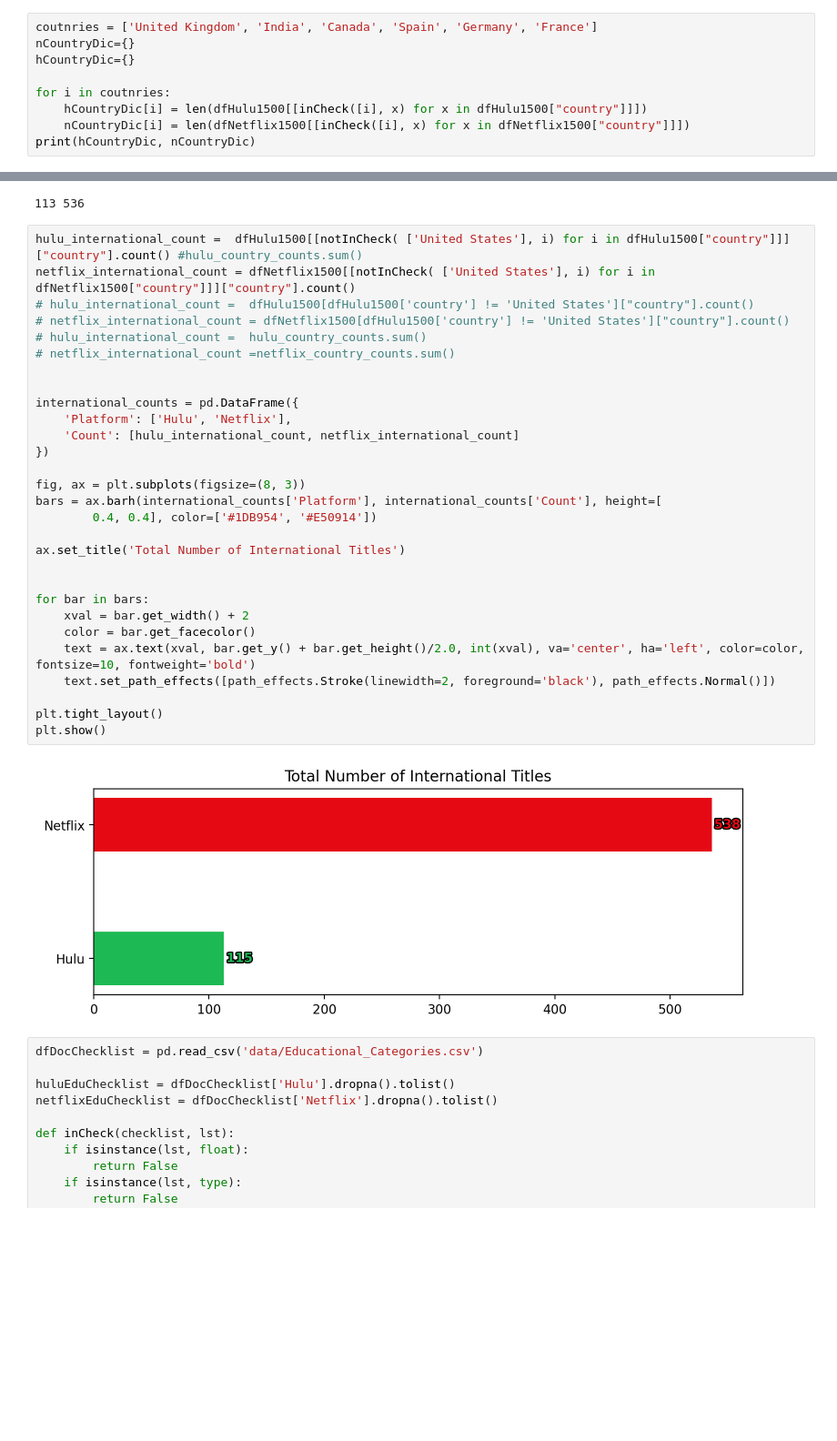
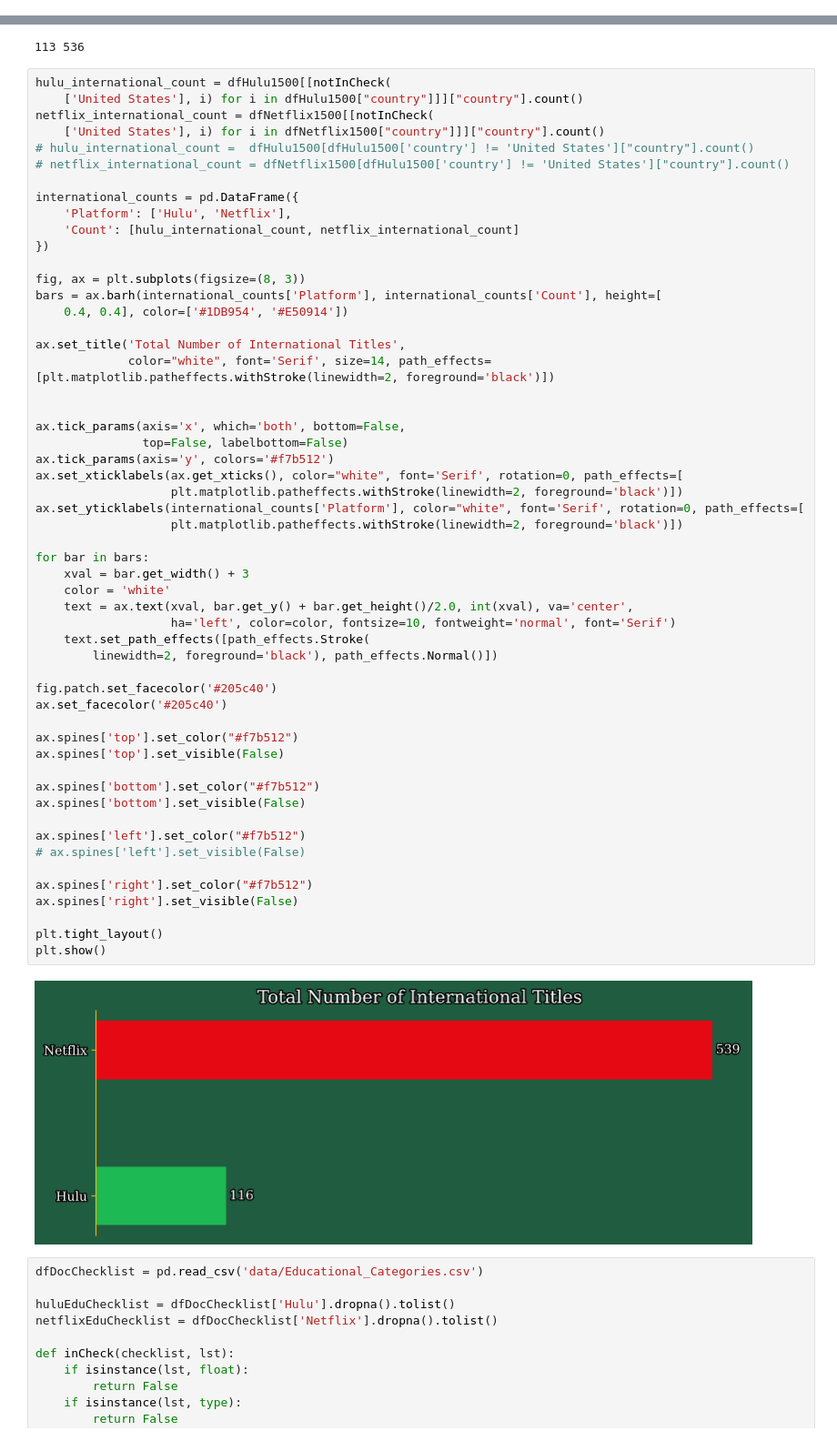
Before and after one commit to P-Panda1/msds593_group32, a Jupyter notebook: graphs1.ipynb, the cells around one changed output, grey strips where cells are left out. Shown at 91% size. Drawn from its saved outputs; the diff is of its cells as text; blank space fills up the shorter version.

```diff
--- a/graphs1.ipynb
+++ b/graphs1.ipynb
@@ -160,9 +183,0 @@ NameError: name 'dfDocChecklist' is not defined
-# %%
-coutnries = ['United Kingdom', 'India', 'Canada', 'Spain', 'Germany', 'France']
-nCountryDic={}
-hCountryDic={}
-
-for i in coutnries:
-    hCountryDic[i] = len(dfHulu1500[[inCheck([i], x) for x in dfHulu1500["country"]]])
-    nCountryDic[i] = len(dfNetflix1500[[inCheck([i], x) for x in dfNetflix1500["country"]]])
-print(hCountryDic, nCountryDic)
@@ -218,36 +204,61 @@ dfNetflix1500[[notInCheck( ['United States'], i) for i in dfNetflix1500["country
 # %% [output]
 113 536
 # %%
-hulu_international_count =  dfHulu1500[[notInCheck( ['United States'], i) for i in dfHulu1500["country"]]]["country"].count() #hulu_country_counts.sum()
-netflix_international_count = dfNetflix1500[[notInCheck( ['United States'], i) for i in dfNetflix1500["country"]]]["country"].count()
+hulu_international_count = dfHulu1500[[notInCheck(
+    ['United States'], i) for i in dfHulu1500["country"]]]["country"].count()
+netflix_international_count = dfNetflix1500[[notInCheck(
+    ['United States'], i) for i in dfNetflix1500["country"]]]["country"].count()
 # hulu_international_count =  dfHulu1500[dfHulu1500['country'] != 'United States']["country"].count()
 # netflix_international_count = dfNetflix1500[dfHulu1500['country'] != 'United States']["country"].count()
-# hulu_international_count =  hulu_country_counts.sum()
-# netflix_international_count =netflix_country_counts.sum()
-
 
 international_counts = pd.DataFrame({
     'Platform': ['Hulu', 'Netflix'],
     'Count': [hulu_international_count, netflix_international_count]
 })
 
 fig, ax = plt.subplots(figsize=(8, 3))
 bars = ax.barh(international_counts['Platform'], international_counts['Count'], height=[
-        0.4, 0.4], color=['#1DB954', '#E50914'])
+    0.4, 0.4], color=['#1DB954', '#E50914'])
 
-ax.set_title('Total Number of International Titles')
+ax.set_title('Total Number of International Titles',
+             color="white", font='Serif', size=14, path_effects=[plt.matplotlib.patheffects.withStroke(linewidth=2, foreground='black')])
 
 
+ax.tick_params(axis='x', which='both', bottom=False,
+               top=False, labelbottom=False)
+ax.tick_params(axis='y', colors='#f7b512')
+ax.set_xticklabels(ax.get_xticks(), color="white", font='Serif', rotation=0, path_effects=[
+                   plt.matplotlib.patheffects.withStroke(linewidth=2, foreground='black')])
+ax.set_yticklabels(international_counts['Platform'], color="white", font='Serif', rotation=0, path_effects=[
+                   plt.matplotlib.patheffects.withStroke(linewidth=2, foreground='black')])
+
 for bar in bars:
-    xval = bar.get_width() + 2
-    color = bar.get_facecolor()
-    text = ax.text(xval, bar.get_y() + bar.get_height()/2.0, int(xval), va='center', ha='left', color=color, fontsize=10, fontweight='bold')
-    text.set_path_effects([path_effects.Stroke(linewidth=2, foreground='black'), path_effects.Normal()])
+    xval = bar.get_width() + 3
+    color = 'white'
+    text = ax.text(xval, bar.get_y() + bar.get_height()/2.0, int(xval), va='center',
+                   ha='left', color=color, fontsize=10, fontweight='normal', font='Serif')
+    text.set_path_effects([path_effects.Stroke(
+        linewidth=2, foreground='black'), path_effects.Normal()])
+
+fig.patch.set_facecolor('#205c40')
+ax.set_facecolor('#205c40')
+
+ax.spines['top'].set_color("#f7b512")
+ax.spines['top'].set_visible(False)
+
+ax.spines['bottom'].set_color("#f7b512")
+ax.spines['bottom'].set_visible(False)
+
+ax.spines['left'].set_color("#f7b512")
+# ax.spines['left'].set_visible(False)
+
+ax.spines['right'].set_color("#f7b512")
+ax.spines['right'].set_visible(False)
 
 plt.tight_layout()
 plt.show()
 # %% [output]
-[figure, old version]
+[figure, new version]
 # %%
 dfDocChecklist = pd.read_csv('data/Educational_Categories.csv')
 
```
Also changed, not shown: parts of 9 cells of this notebook.
